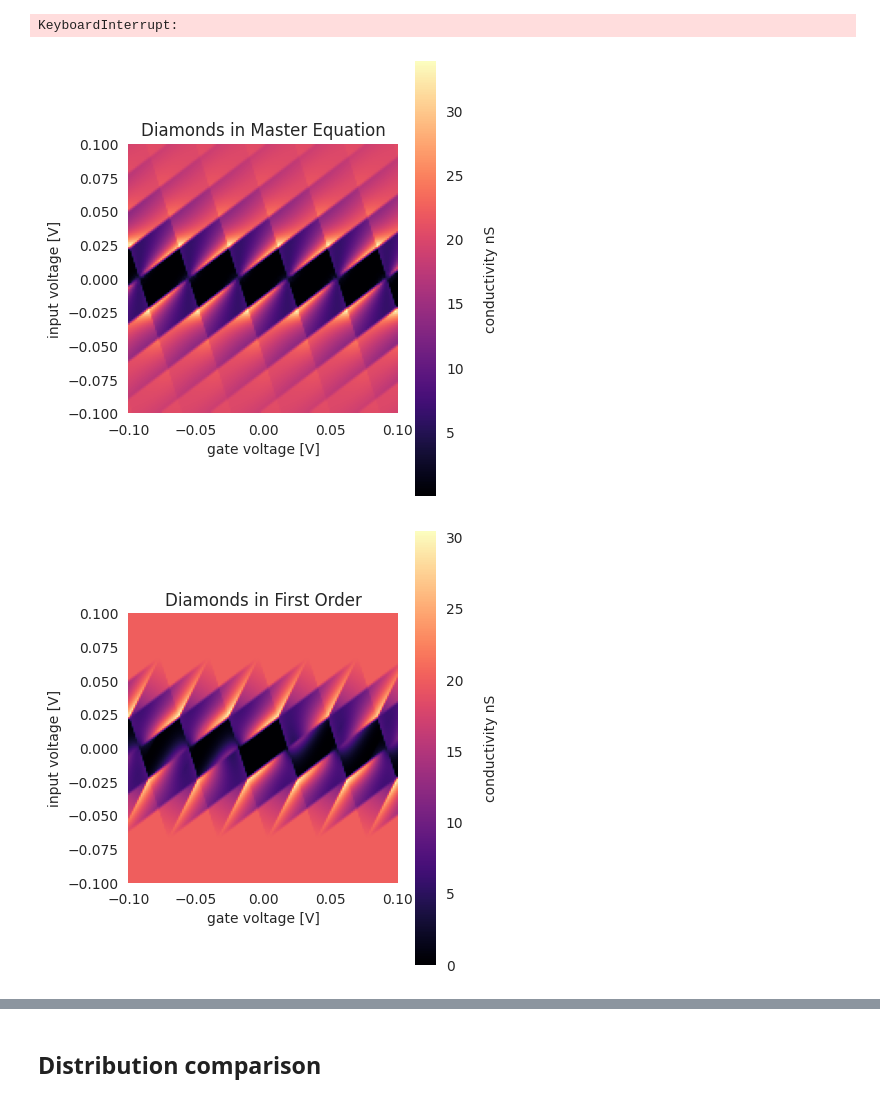
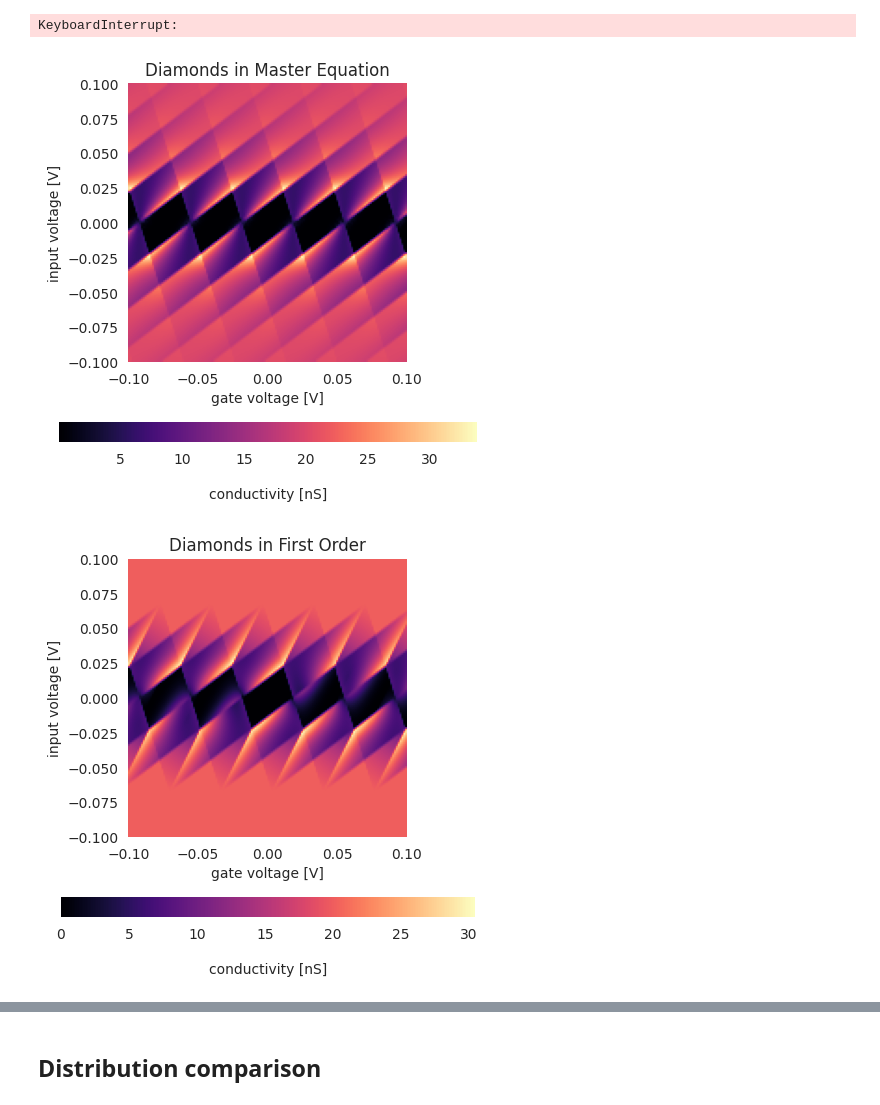
Before and after one commit to evanwonisch/NanoNetsMF, a Jupyter notebook: run/single_electron_transistor/single_electron_transistor.ipynb, the cells around one changed output, grey strips where cells are left out. Cells and saved outputs as stored; diff of their text form; code cells hidden in the pictures.

```diff
--- a/run/single_electron_transistor/single_electron_transistor.ipynb
+++ b/run/single_electron_transistor/single_electron_transistor.ipynb
@@ -176,21 +176,21 @@ I_output_mf2 = np.loadtxt("../../data/diamonds/set_diamond_mf2.csv")
 # %%
 grad_output = np.gradient(I_output_me, 0.2/N_input, axis = 1)
 img = np.swapaxes(grad_output, 0, 1)
 img = np.flip(img, axis = 0)
 
 plt.figure(figsize = (set_size(fraction = 0.8)[0], set_size(fraction = 0.8)[0]))
 plt.imshow(img, extent = (Us_gate[0],Us_gate[-1],Us_input[0],Us_input[-1]), cmap = "magma")
 plt.grid()
-cbar = plt.colorbar()
-cbar.ax.get_yaxis().labelpad = 15
-cbar.ax.set_ylabel('conductivity nS', rotation = 90)
+cbar = plt.colorbar(orientation = "horizontal")
+cbar.ax.get_xaxis().labelpad = 15
+cbar.ax.set_xlabel('conductivity [nS]', rotation = 00)
 plt.xlabel("gate voltage [V]")
 plt.ylabel("input voltage [V]")
 plt.title("Diamonds in Master Equation")
 plt.tight_layout()
-plt.savefig("../../output/set_diamond_me.pdf")
+plt.savefig("../../output/set/set_diamond_me.pdf")
 # %% [output]
-[figure, old version]
+[figure, new version]
 # %%
 grad_output = np.gradient(I_output_mf, 0.2/N_input, axis = 1)
 img = np.swapaxes(grad_output, 0, 1)
@@ -199,16 +199,16 @@ img = np.flip(img, axis = 0)
 plt.figure(figsize = (set_size(fraction = 0.8)[0], set_size(fraction = 0.8)[0]))
 plt.imshow(img, extent = (Us_gate[0],Us_gate[-1],Us_input[0],Us_input[-1]), cmap = "magma")
 plt.grid()
-cbar = plt.colorbar()
-cbar.ax.get_yaxis().labelpad = 15
-cbar.ax.set_ylabel('conductivity nS', rotation = 90)
+cbar = plt.colorbar(orientation = "horizontal")
+cbar.ax.get_xaxis().labelpad = 15
+cbar.ax.set_xlabel('conductivity [nS]', rotation = 00)
 plt.xlabel("gate voltage [V]")
 plt.ylabel("input voltage [V]")
 plt.title("Diamonds in First Order")
 plt.tight_layout()
-plt.savefig("../../output/set_diamond_mf.pdf")
+plt.savefig("../../output/set/set_diamond_mf.pdf")
 # %% [output]
-[figure, old version]
+[figure, new version]
 # %%
 grad_output = np.gradient(I_output_mf2, 0.2/N_input, axis = 1)
 img = np.swapaxes(grad_output, 0, 1)
```
Also changed, not shown: parts of 2 cells of this notebook, 40 other files.
